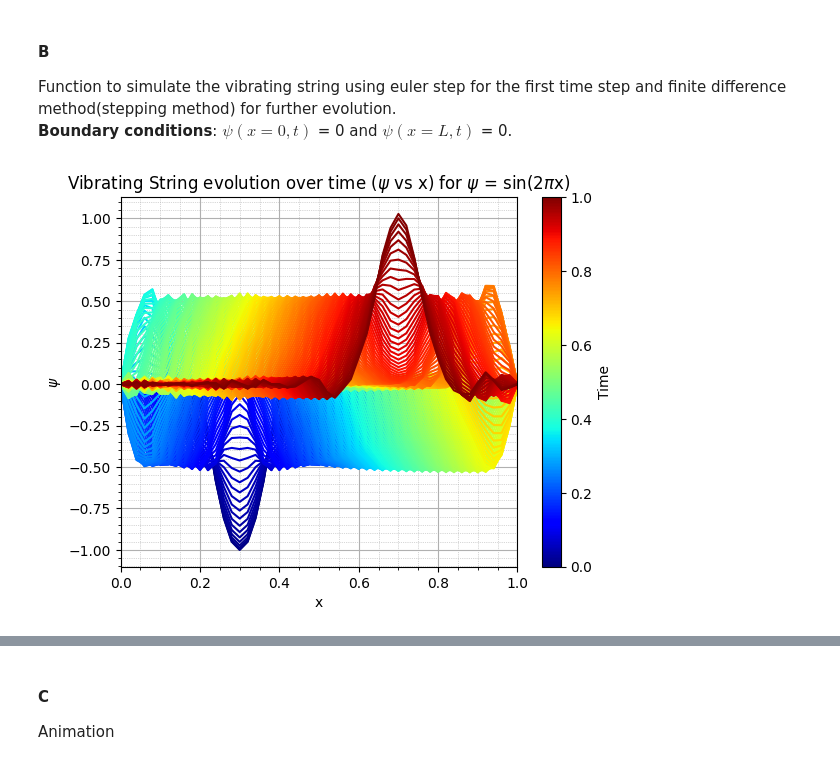
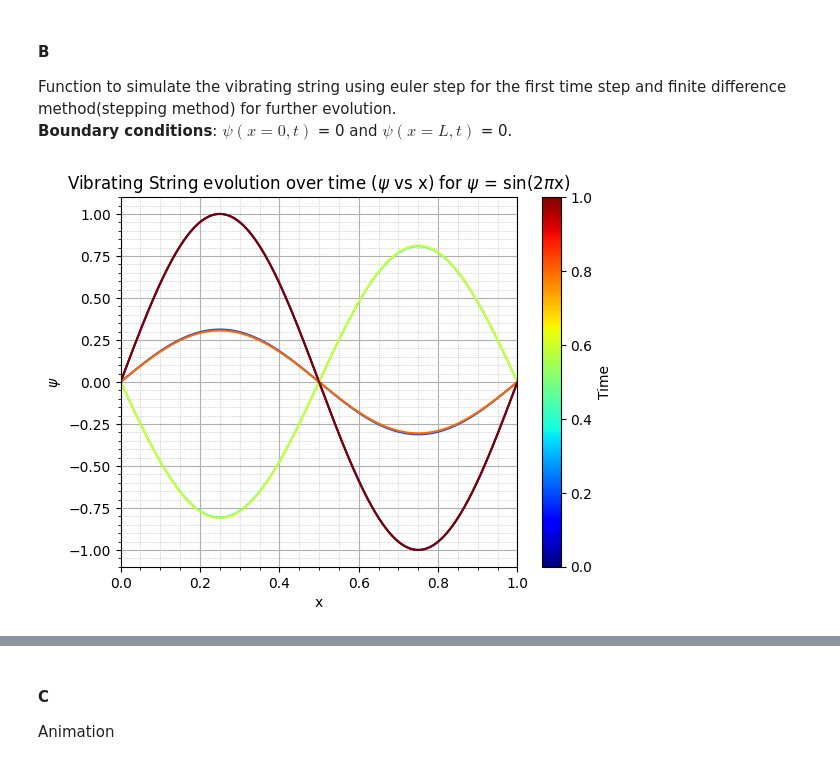
Before and after one commit to shreyaraghavendra/scientific-computing-group2, a Jupyter notebook: set1.ipynb, the cells around one changed output, grey strips where cells are left out. Cells and saved outputs as stored; diff of their text form; code cells hidden in the pictures.

Commit message:
vibrating string plots

```diff
--- a/set1.ipynb
+++ b/set1.ipynb
@@ -87,23 +87,23 @@ res2 = simulate_vibrating_string(c, T, dt, dx, psi2)
 # %%
 fig, ax = plt.subplots()
 norm = Normalize(vmin=0, vmax=T)  # Normalize time for colormap
 for i,t in enumerate(np.arange(0, T+dt, dt)):
-    if i % 50 == 0: # plot every 20th time step
-        ax.plot(y, res2[:,i], color=plt.cm.jet(norm(t)))
+    if i % 200 == 0: # plot every 20th time step
+        ax.plot(y, res0[:,i], color=plt.cm.jet(norm(t)))
 ax.set_xlabel('x')
 ax.set_ylabel(r'$\psi$')
 ax.set_title(fr'Vibrating String evolution over time ($\psi$ vs x) for $\psi$ = sin({2}$\pi$x)')
 ax.set_xlim(0, L)
 ax.grid(True)
 ax.minorticks_on()
 ax.grid(which='minor', linestyle=':', linewidth='0.5')
 
 # Add colorbar
 mappable = plt.cm.ScalarMappable(norm=norm, cmap='jet')
 mappable.set_array([])
 cbar = plt.colorbar(mappable, ax=ax)
 cbar.set_label('Time')
 
 plt.show()
 # %% [output]
-[figure, old version]
+[figure, new version]
```
Also changed, not shown: parts of 4 cells of this notebook.
